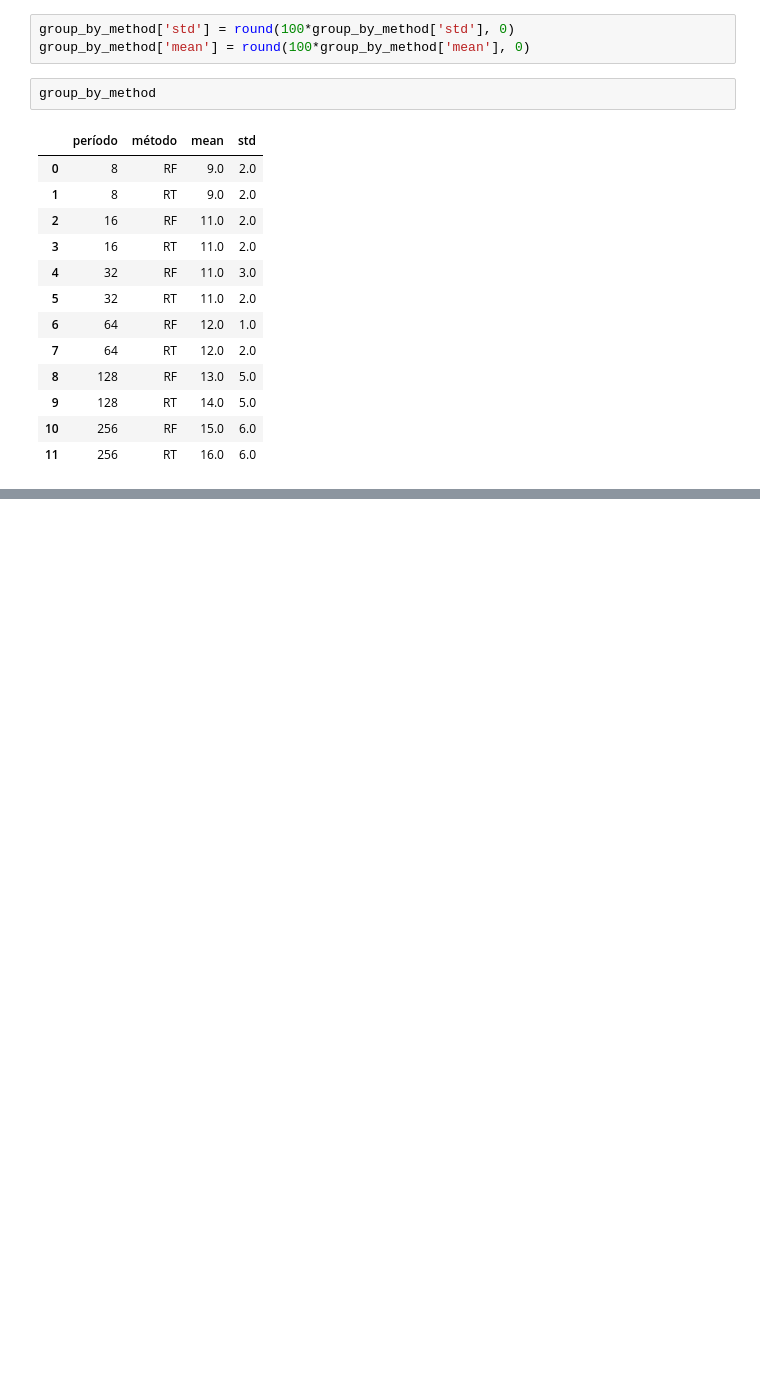
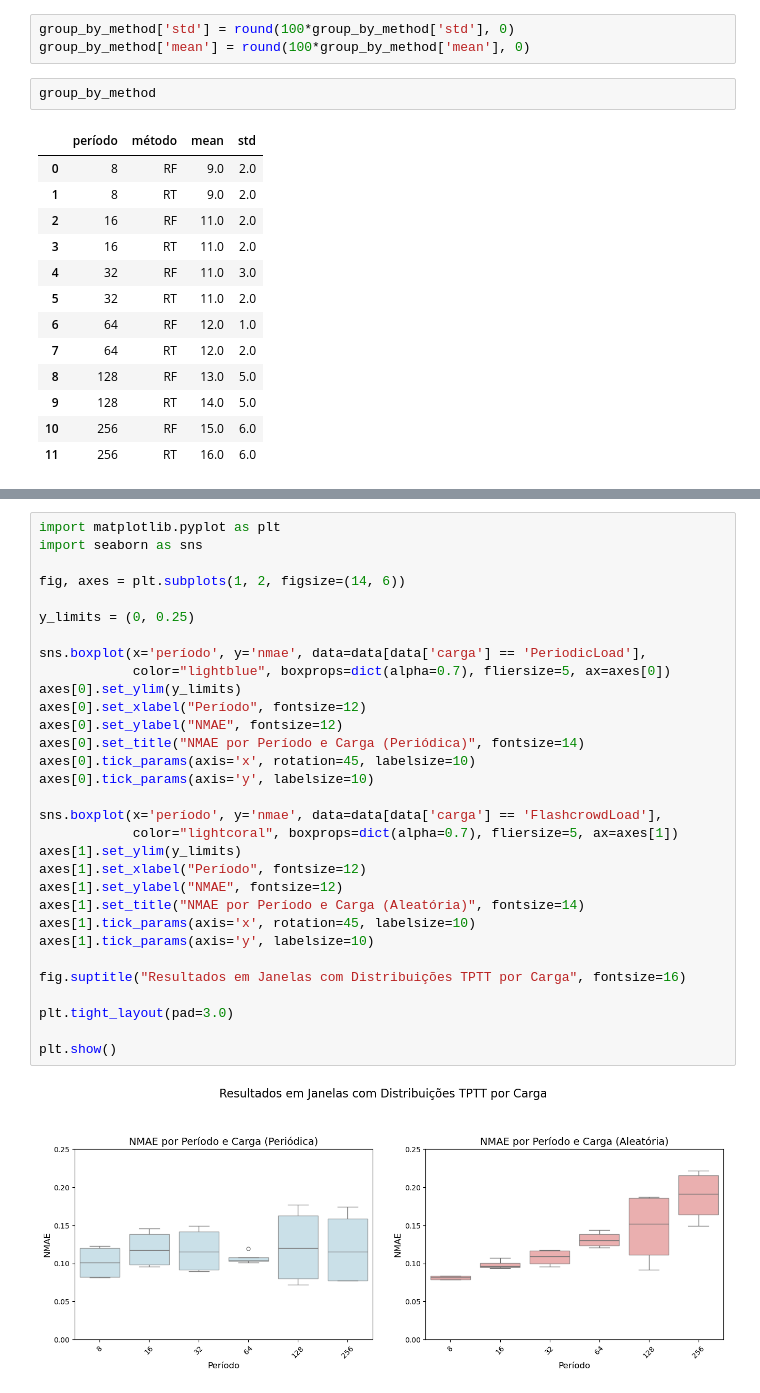
Before and after one commit to DaviVilarinho/ic-intervalo-qos, a Jupyter notebook: AnalisePeriodicidadeDistribTptt.ipynb, the cells around one changed output, grey strips where cells are left out. Cells and saved outputs as stored; diff of their text form; blank space fills up the shorter version.

Commit message:
Por Carga

```diff
--- a/AnalisePeriodicidadeDistribTptt.ipynb
+++ b/AnalisePeriodicidadeDistribTptt.ipynb
@@ -100,0 +124,33 @@ plt.show()
+# %%
+import matplotlib.pyplot as plt
+import seaborn as sns
+
+fig, axes = plt.subplots(1, 2, figsize=(14, 6))
+
+y_limits = (0, 0.25)
+
+sns.boxplot(x='período', y='nmae', data=data[data['carga'] == 'PeriodicLoad'],
+            color="lightblue", boxprops=dict(alpha=0.7), fliersize=5, ax=axes[0])
+axes[0].set_ylim(y_limits)
+axes[0].set_xlabel("Período", fontsize=12)
+axes[0].set_ylabel("NMAE", fontsize=12)
+axes[0].set_title("NMAE por Período e Carga (Periódica)", fontsize=14)
+axes[0].tick_params(axis='x', rotation=45, labelsize=10)
+axes[0].tick_params(axis='y', labelsize=10)
+
+sns.boxplot(x='período', y='nmae', data=data[data['carga'] == 'FlashcrowdLoad'],
+            color="lightcoral", boxprops=dict(alpha=0.7), fliersize=5, ax=axes[1])
+axes[1].set_ylim(y_limits)
+axes[1].set_xlabel("Período", fontsize=12)
+axes[1].set_ylabel("NMAE", fontsize=12)
+axes[1].set_title("NMAE por Período e Carga (Aleatória)", fontsize=14)
+axes[1].tick_params(axis='x', rotation=45, labelsize=10)
+axes[1].tick_params(axis='y', labelsize=10)
+
+fig.suptitle("Resultados em Janelas com Distribuições TPTT por Carga", fontsize=16)
+
+plt.tight_layout(pad=3.0)
+
+plt.show()
+# %% [output]
+[figure, added]
```
Also changed, not shown: parts of 5 cells of this notebook, 3 other files.
